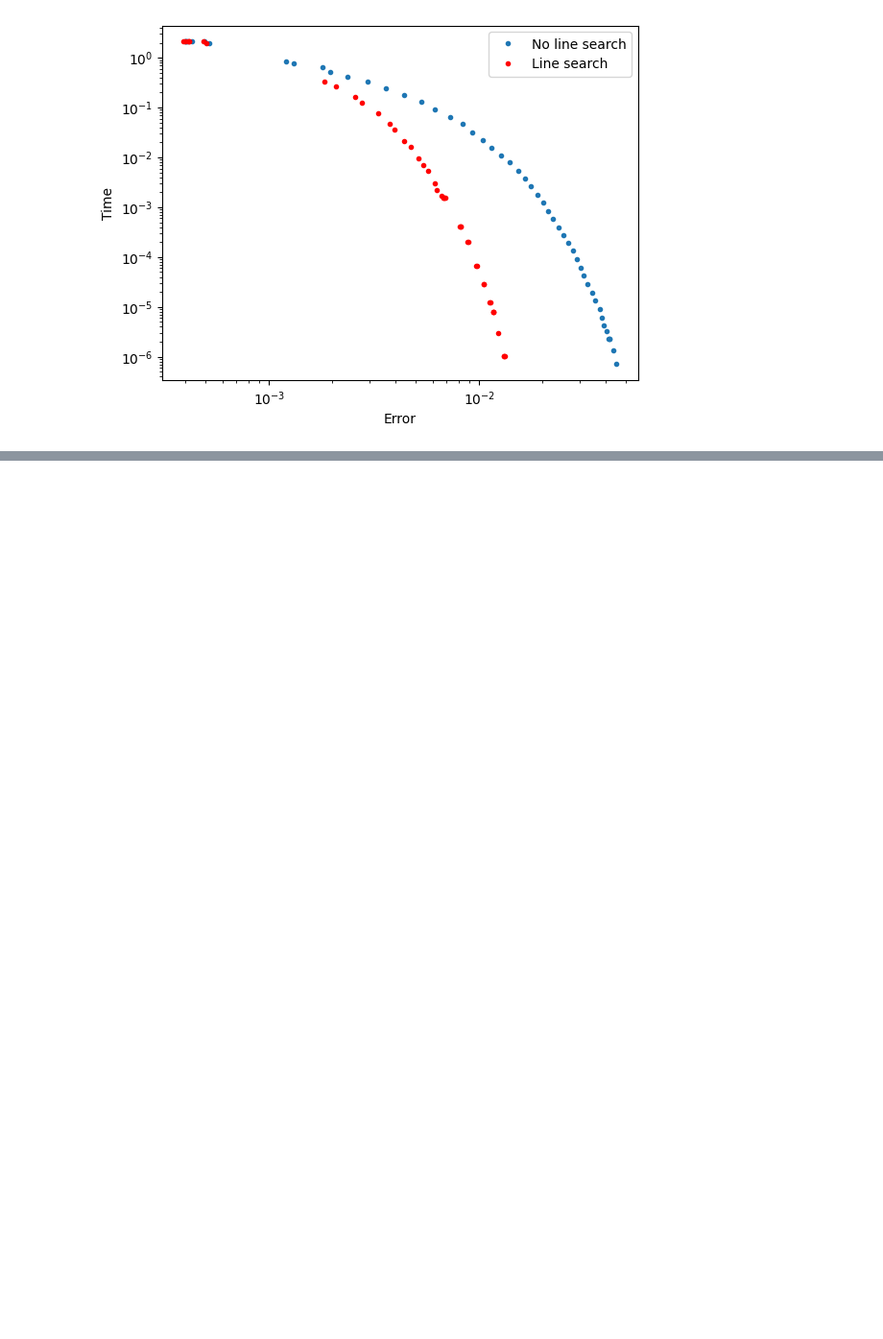
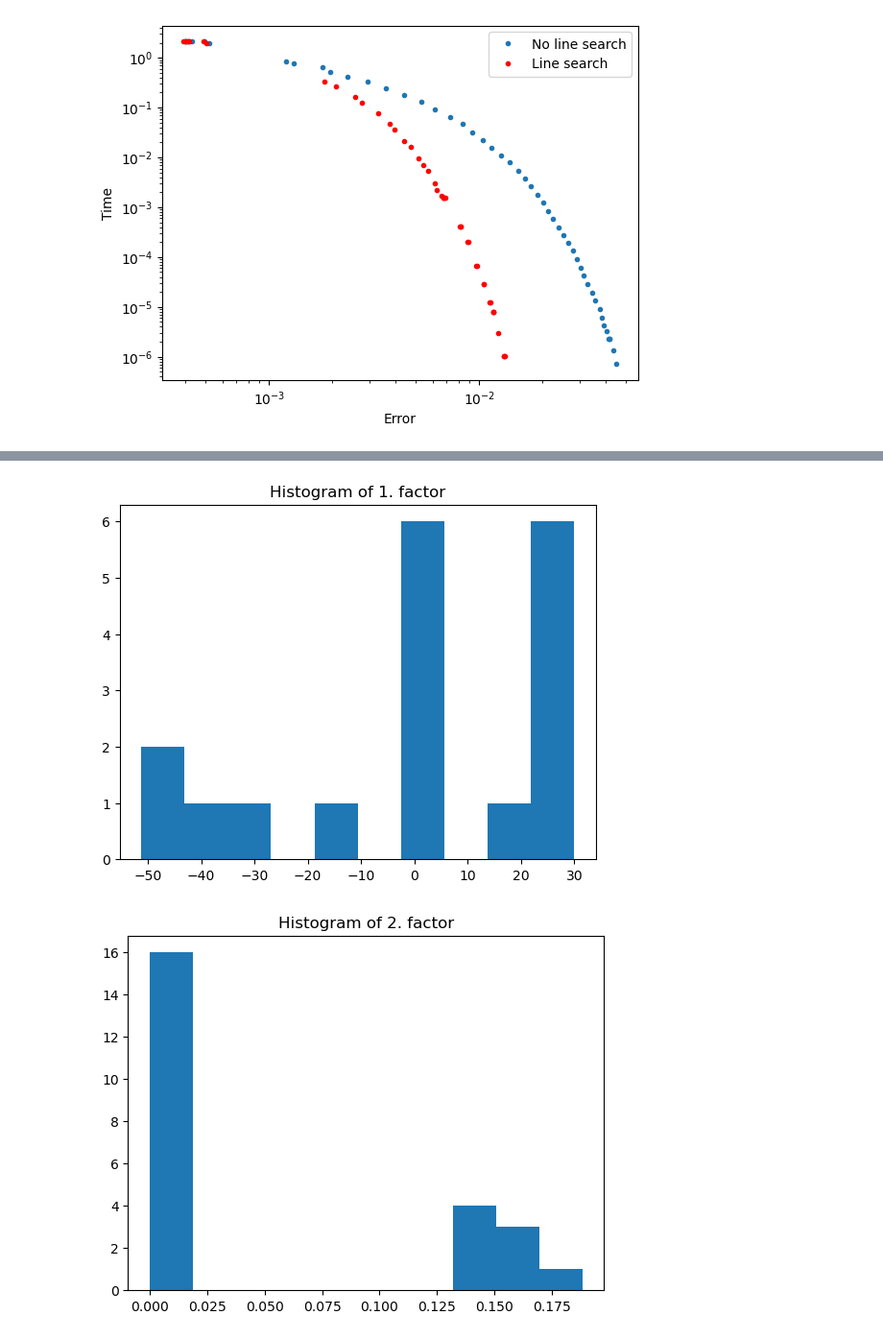
Before and after one commit to vlladyg/ML_coding_series, a Jupyter notebook: tensorly/Tensorly_main_tests2.ipynb, the cells around one changed output, grey strips where cells are left out. Shown at 96% size. Saved outputs shown, nothing was run; the diff lists cells and outputs as text; code cells hidden in the pictures; blank space fills up the shorter version.

```diff
--- a/tensorly/Tensorly_main_tests2.ipynb
+++ b/tensorly/Tensorly_main_tests2.ipynb
@@ -296,0 +353,17 @@ plt.show()
+# %%
+_, factors = constrained_parafac(tensor, rank=rank, l1_reg=[0.01, 0.02, 0.03])
+
+fig = plt.figure()
+plt.title("Histogram of 1. factor")
+_, _, _ = plt.hist(factors[0].flatten())
+
+fig = plt.figure()
+plt.title("Histogram of 2. factor")
+_, _, _ = plt.hist(factors[1].flatten())
+
+fig = plt.figure()
+plt.title("Histogram of 3. factor")
+_, _, _ = plt.hist(factors[2].flatten())
+# %% [output]
+[figure, added]
+[figure, added]
```
Also changed, not shown: parts of 45 cells of this notebook.
